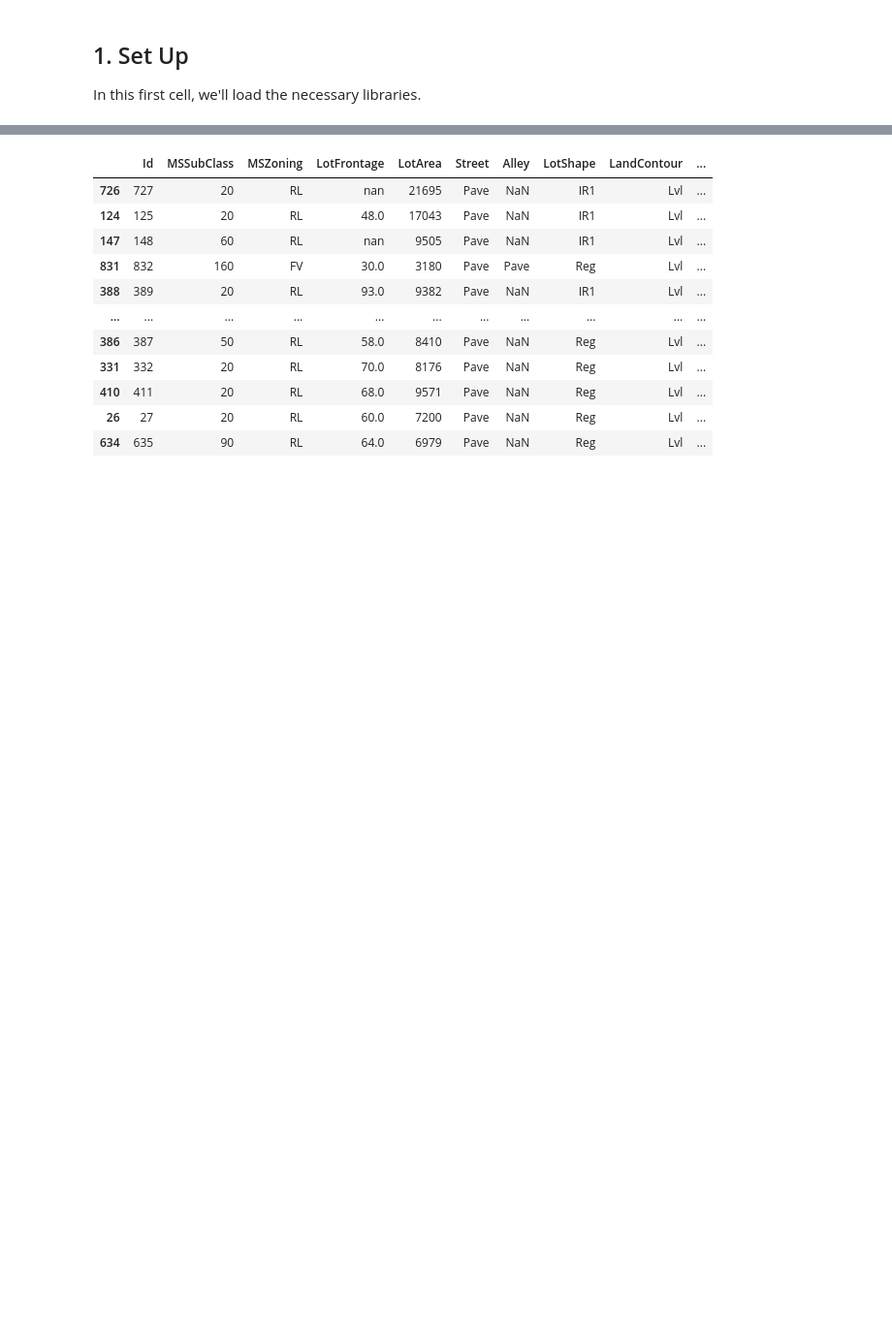
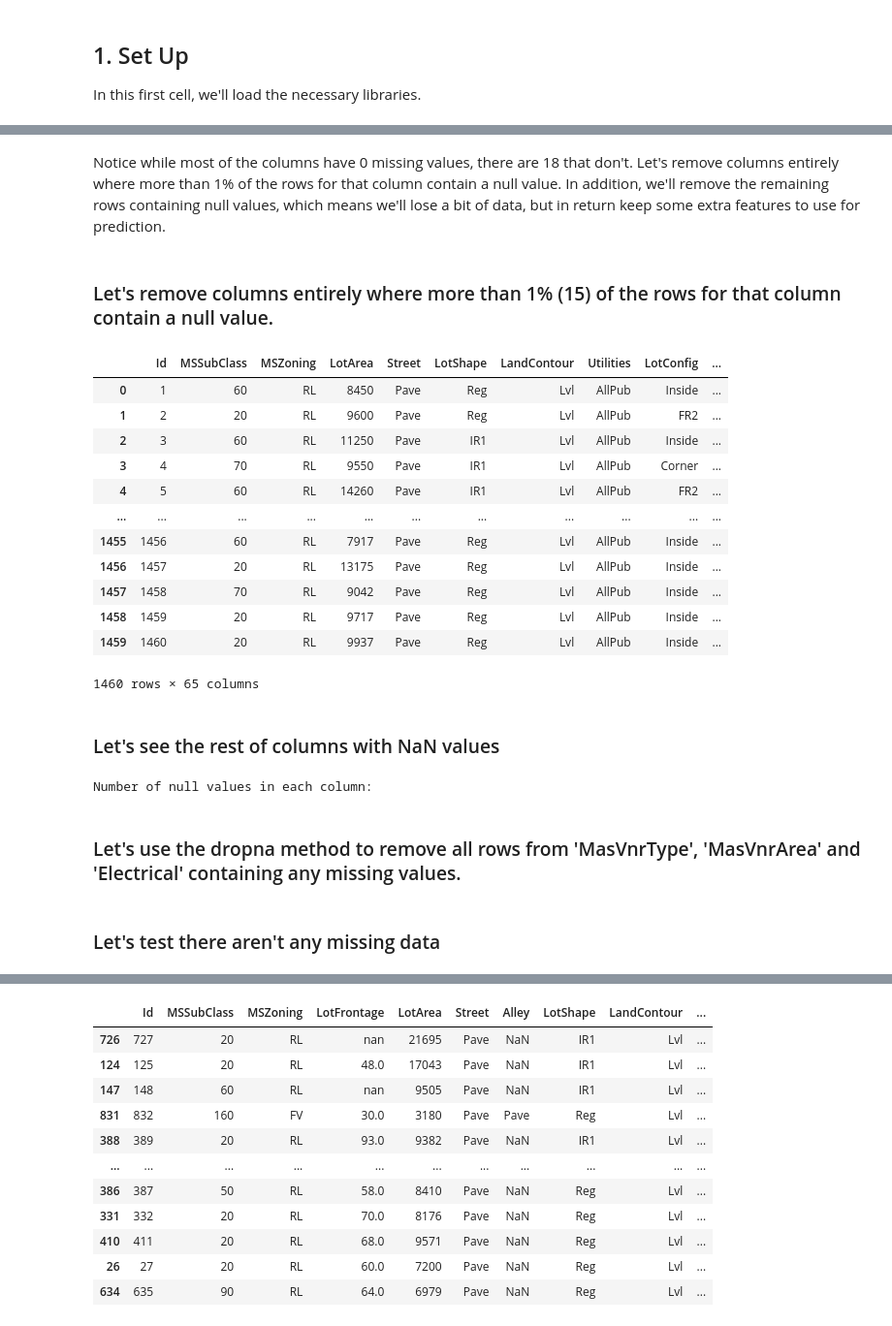
Before and after one commit to kairosart/House-prices-Exercise, a Jupyter notebook: 2.House_prices_synthetic_features_and_outliers.ipynb, the cells around one changed output, grey strips where cells are left out. Shown: that part at 97% size. Saved outputs shown, nothing was run; the diff lists cells and outputs as text; code cells hidden in the pictures; blank space fills up the shorter version.

```diff
--- a/2.House_prices_synthetic_features_and_outliers.ipynb
+++ b/2.House_prices_synthetic_features_and_outliers.ipynb
@@ -43,0 +84,7 @@ housing_dataframe = pd.read_csv("input/train.csv", sep=",")
+# %%
+null_counts = housing_dataframe.isnull().sum()
+import itertools
+print("Number of null values in each column:\n")
+for name, val in itertools.izip(null_counts.index, null_counts):
+    if val > 0:
+      print name, val
@@ -43,0 +109,39 @@ housing_dataframe = pd.read_csv("input/train.csv", sep=",")
+# %% [markdown]
+Notice while most of the columns have 0 missing values, there are 18 that don't.
+Let's remove columns entirely where more than 1% of the rows for that column contain a null value. In addition, we'll remove the remaining rows containing null values, which means we'll lose a bit of data, but in return keep some extra features to use for prediction.
+# %% [markdown]
+### Let's remove columns entirely where more than 1% (15) of the rows for that column contain a null value.
+# %%
+cols = []
+for name, val in itertools.izip(null_counts.index, null_counts):
+    if val > 15:
+      cols.append(name)
+
+housing_dataframe.drop(cols, inplace=True, axis=1)
+housing_dataframe
+# %% [output]
+|  | Id | MSSubClass | MSZoning | LotArea | Street | LotShape | LandContour | Utilities | LotConfig | ... |
+| 0 | 1 | 60 | RL | 8450 | Pave | Reg | Lvl | AllPub | Inside | ... |
+| 1 | 2 | 20 | RL | 9600 | Pave | Reg | Lvl | AllPub | FR2 | ... |
+| 2 | 3 | 60 | RL | 11250 | Pave | IR1 | Lvl | AllPub | Inside | ... |
+| 3 | 4 | 70 | RL | 9550 | Pave | IR1 | Lvl | AllPub | Corner | ... |
+| 4 | 5 | 60 | RL | 14260 | Pave | IR1 | Lvl | AllPub | FR2 | ... |
+| ... | ... | ... | ... | ... | ... | ... | ... | ... | ... | ... |
+| 1455 | 1456 | 60 | RL | 7917 | Pave | Reg | Lvl | AllPub | Inside | ... |
+| 1456 | 1457 | 20 | RL | 13175 | Pave | Reg | Lvl | AllPub | Inside | ... |
+| 1457 | 1458 | 70 | RL | 9042 | Pave | Reg | Lvl | AllPub | Inside | ... |
+| 1458 | 1459 | 20 | RL | 9717 | Pave | Reg | Lvl | AllPub | Inside | ... |
+| 1459 | 1460 | 20 | RL | 9937 | Pave | Reg | Lvl | AllPub | Inside | ... |
+1460 rows × 65 columns
+# %% [markdown]
+### Let's see the rest of columns with NaN values
+# %%
+null_counts = housing_dataframe.isnull().sum()
+print("Number of null values in each column:\n\n")
+for name, val in itertools.izip(null_counts.index, null_counts):
+    if val > 0:
+      print name, val
+# %% [output]
+Number of null values in each column:
+# %% [markdown]
+### Let's use the dropna method to remove all rows from 'MasVnrType', 'MasVnrArea' and 'Electrical' containing any missing values.
@@ -43,0 +150,2 @@ housing_dataframe = pd.read_csv("input/train.csv", sep=",")
+# %% [markdown]
+### Let's test there aren't any missing data
```
Also changed, not shown: parts of 15 cells of this notebook.
